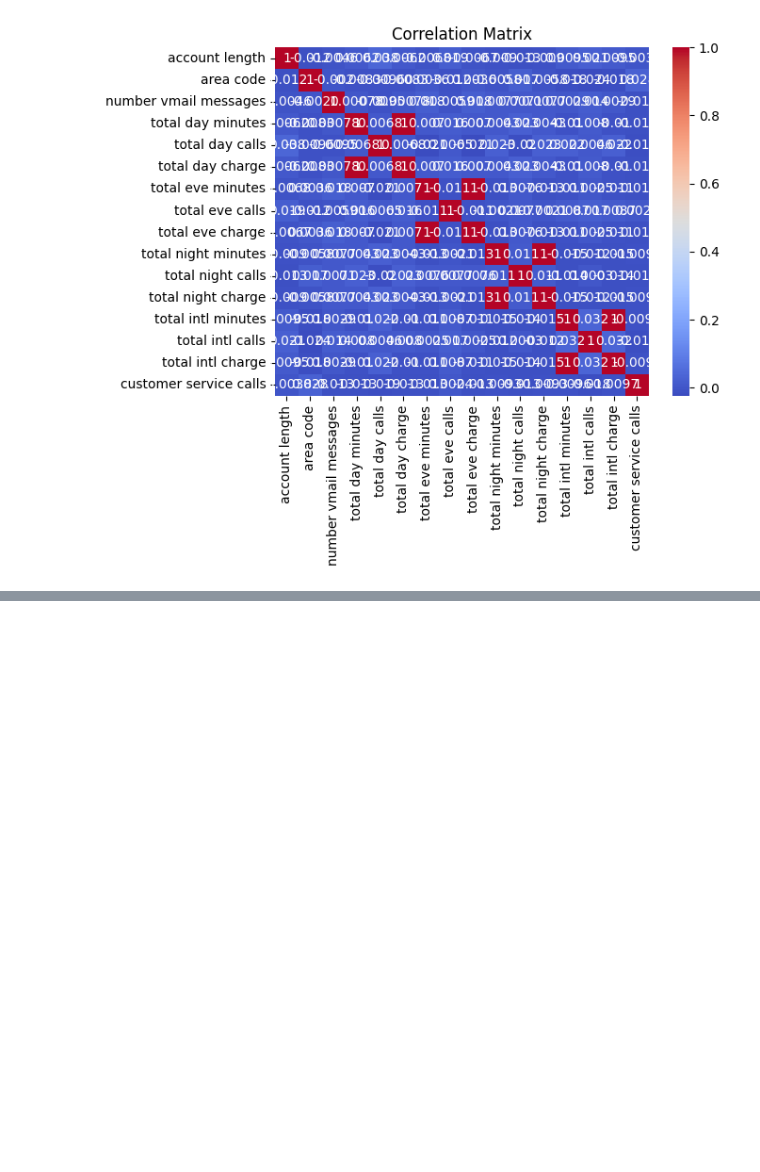
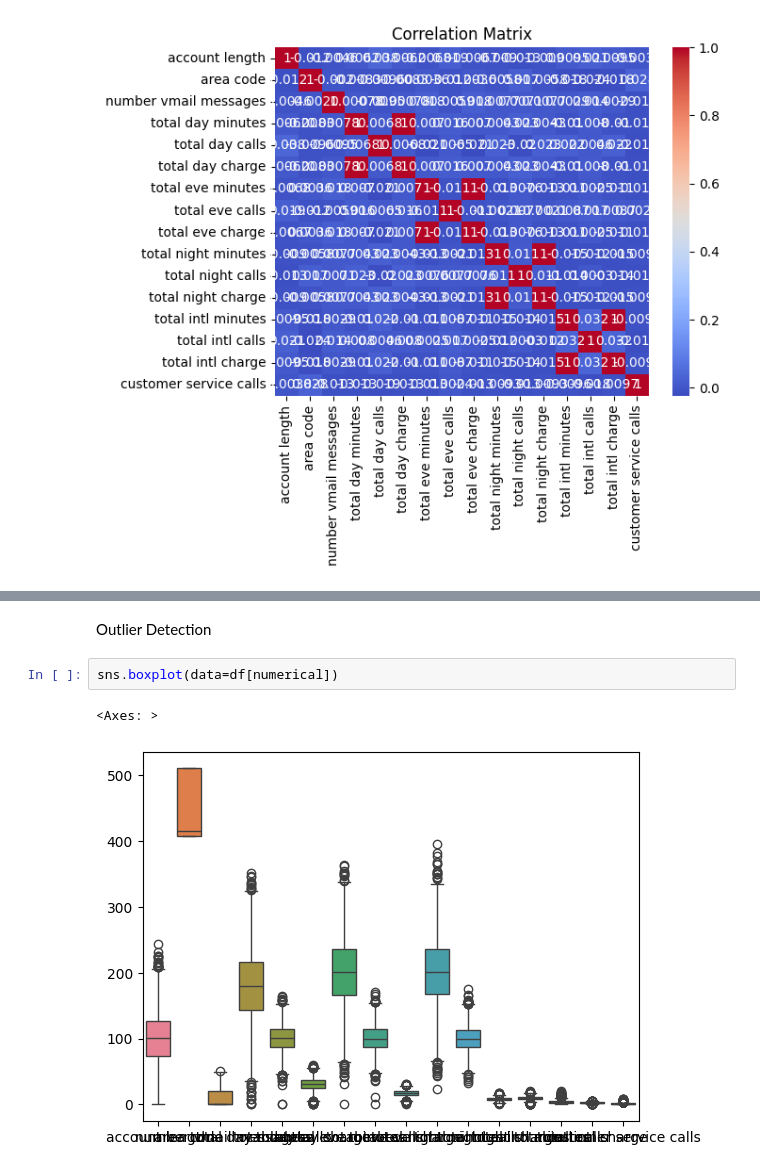
Before and after one commit to Kelvin-Shilisia/syriatel-churn-classifier, a Jupyter notebook: syriatel-churn-classifier.ipynb, the cells around one changed output, grey strips where cells are left out. Cells and saved outputs as stored; diff of their text form; blank space fills up the shorter version.

Commit message:
outlier detection

```diff
--- a/syriatel-churn-classifier.ipynb
+++ b/syriatel-churn-classifier.ipynb
@@ -236,0 +277,7 @@ Text(0.5, 1.0, 'Correlation Matrix')
+# %% [markdown]
+Outlier Detection
+# %%
+sns.boxplot(data=df[numerical])
+# %% [output]
+<Axes: >
+[figure, added]
```
Also changed, not shown: parts of 2 cells of this notebook.
